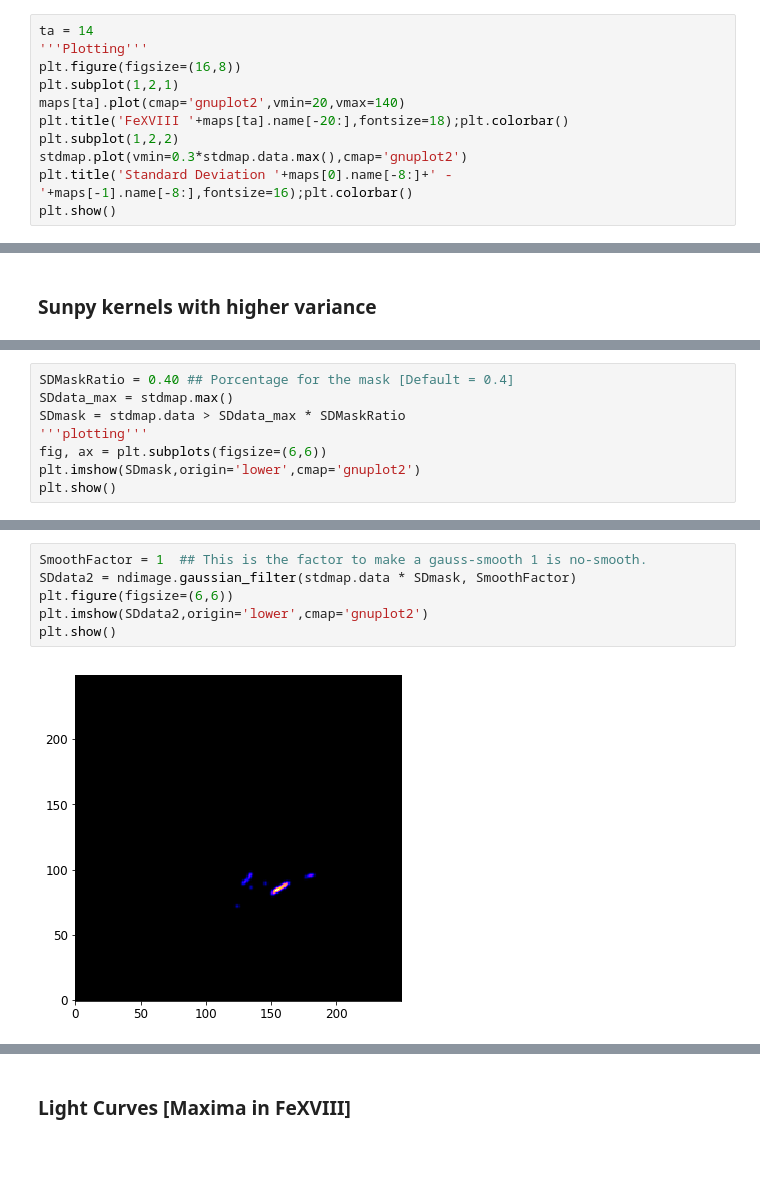
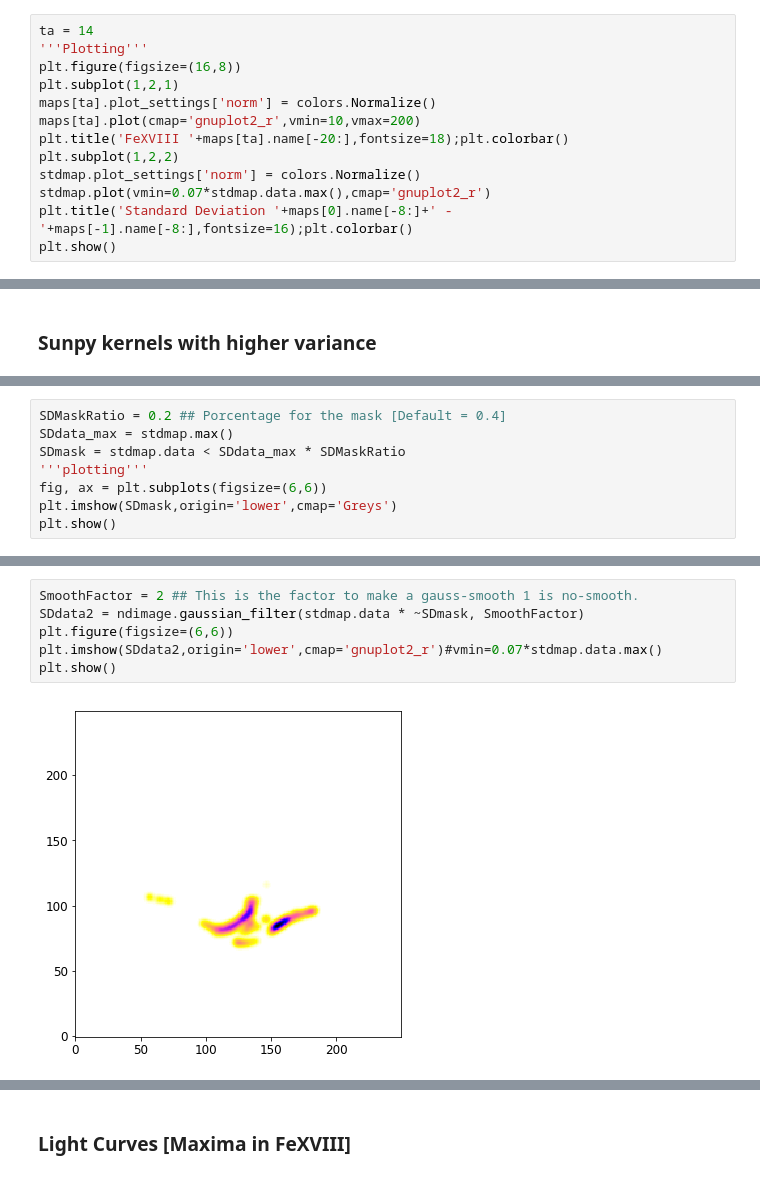
Before and after one commit to pymilo/Milo_FOXSI_Science, a Jupyter notebook: Notebooks/For_Athiray_StanDev.ipynb, the cells around one changed output, grey strips where cells are left out. Cells and saved outputs as stored; diff of their text form.

Commit message:
Corrected FeXVIII images for FOXSI-3 Observation

```diff
--- a/Notebooks/For_Athiray_StanDev.ipynb
+++ b/Notebooks/For_Athiray_StanDev.ipynb
@@ -196,10 +205,12 @@ ta = 14
 '''Plotting'''
 plt.figure(figsize=(16,8))
 plt.subplot(1,2,1)
-maps[ta].plot(cmap='gnuplot2',vmin=20,vmax=140)
+maps[ta].plot_settings['norm'] = colors.Normalize()
+maps[ta].plot(cmap='gnuplot2_r',vmin=10,vmax=200)
 plt.title('FeXVIII '+maps[ta].name[-20:],fontsize=18);plt.colorbar()
 plt.subplot(1,2,2)
-stdmap.plot(vmin=0.3*stdmap.data.max(),cmap='gnuplot2')
+stdmap.plot_settings['norm'] = colors.Normalize()
+stdmap.plot(vmin=0.07*stdmap.data.max(),cmap='gnuplot2_r')
 plt.title('Standard Deviation '+maps[0].name[-8:]+' - '+maps[-1].name[-8:],fontsize=16);plt.colorbar()
 plt.show()
 # %% [output]
@@ -275,9 +289,9 @@ plt.show()
 # %%
-SDMaskRatio = 0.40 ## Porcentage for the mask [Default = 0.4]
+SDMaskRatio = 0.2 ## Porcentage for the mask [Default = 0.4]
 SDdata_max = stdmap.max()
-SDmask = stdmap.data > SDdata_max * SDMaskRatio
+SDmask = stdmap.data < SDdata_max * SDMaskRatio
 '''plotting'''
 fig, ax = plt.subplots(figsize=(6,6))
-plt.imshow(SDmask,origin='lower',cmap='gnuplot2')
+plt.imshow(SDmask,origin='lower',cmap='Greys')
 plt.show()
 # %% [output]
@@ -285,11 +299,11 @@ plt.show()
 # %%
-SmoothFactor = 1  ## This is the factor to make a gauss-smooth 1 is no-smooth.
-SDdata2 = ndimage.gaussian_filter(stdmap.data * SDmask, SmoothFactor)
+SmoothFactor = 2 ## This is the factor to make a gauss-smooth 1 is no-smooth.
+SDdata2 = ndimage.gaussian_filter(stdmap.data * ~SDmask, SmoothFactor)
 plt.figure(figsize=(6,6))
-plt.imshow(SDdata2,origin='lower',cmap='gnuplot2')
+plt.imshow(SDdata2,origin='lower',cmap='gnuplot2_r')#vmin=0.07*stdmap.data.max()
 plt.show()
 # %% [output]
-[figure, old version]
+[figure, new version]
 # %%
 SDmap2 = sunpy.map.Map(SDdata2, stdmap.meta)
 SDlabels, SDn = ndimage.label(SDmap2.data)
```
Also changed, not shown: parts of 32 cells of this notebook, 3 other files.
